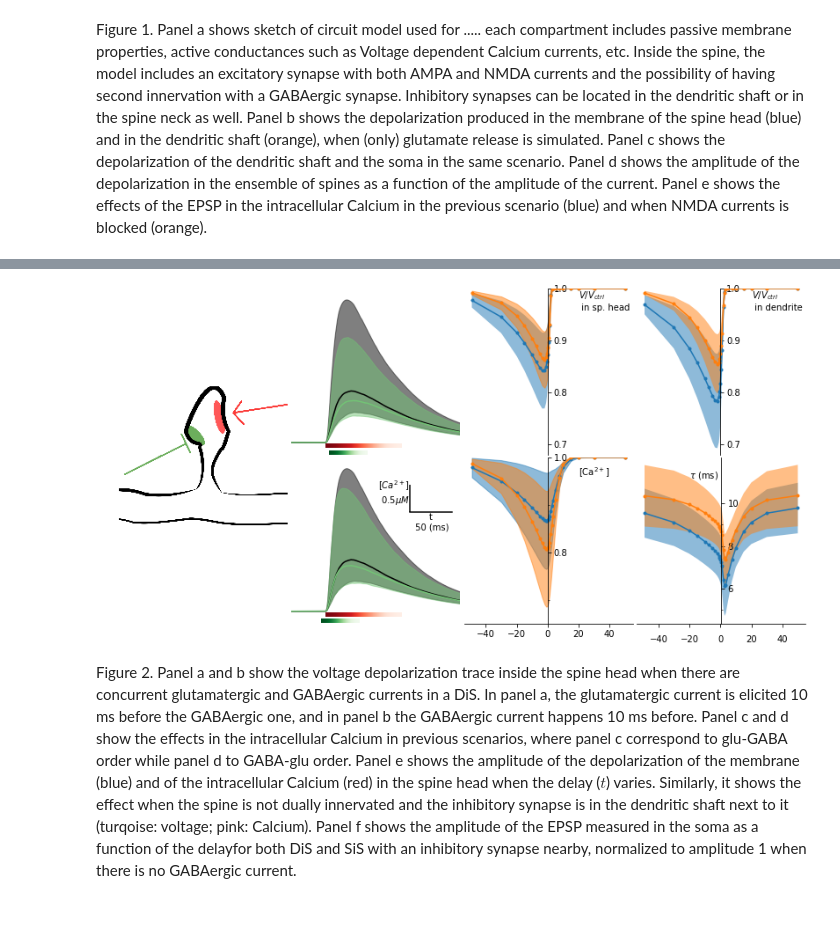
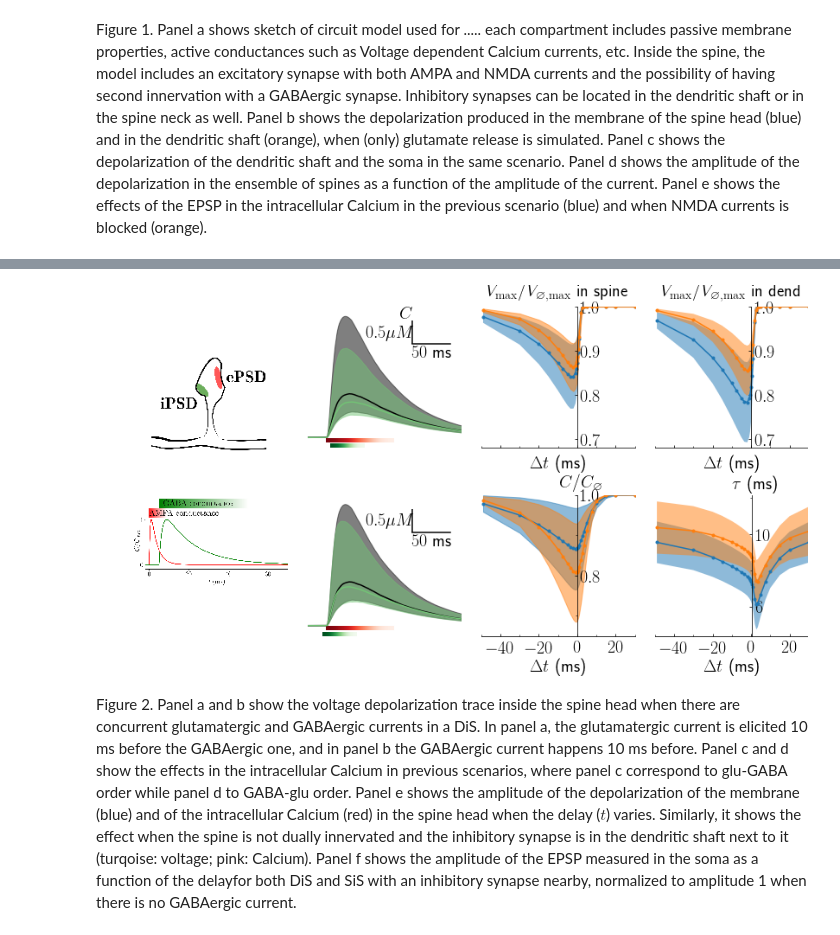
Before and after one commit to p-serna/SpineModel, a Jupyter notebook: Figures paper.ipynb, the cells around one changed output, grey strips where cells are left out. Drawn from its saved outputs; the diff is of its cells as text; code cells hidden in the pictures.

```diff
--- a/Figures paper.ipynb
+++ b/Figures paper.ipynb
@@ -201,12 +322,12 @@ def scalebar(ax,x0,y0,dx,dy,xlab = '', ylab = '', color = 'k'):
 # %%
 #height = im.size[1]
 #im = np.array(im).astype(np.float) / 255
-im = Image.open('../spine-inh_sketch_bothb.png')
+im = Image.open('../spine-inh_sketch_bothf.png')
 height = im.size[1]
 im = np.array(im).astype(np.float) / 255
 
 fig = figure(figsize=(14,7))
-gs = mpl.gridspec.GridSpec(6,8,  wspace=0.05, hspace=0.05) # 2x3 grid
+gs = mpl.gridspec.GridSpec(6,8,  wspace=0.3, hspace=3) # 2x3 grid
 ax0 = fig.add_subplot(gs[:, :2]) # first full col
 
 ax1 = fig.add_subplot(gs[:3, 2:4]) # first row, second col
@@ -245,7 +366,7 @@ vtracs = data["dis_gaglu"][1]
 # violet = '#c79fef'
 cG = cm.Greens(0.5)
 plot_trace(vtracs,arange(vtracs.shape[0])*.1-200,ax1,c=cG,band = 1)
-ax1.set_xlim(0,200)
+ax1.set_xlim(15,220)
 ax1.set_axis_off()
 #ax1.text(50,20-65,"GABA-glu")
 
@@ -253,18 +374,12 @@ vtracs = data["dis_baseline"][1]
 #plot_trace(vtracs,arange(vtracs.shape[0])*.1-200+10,ax3,c='k')
 #vtracs = data["dis_gaglu"][1]
 plot_trace(vtracs,arange(vtracs.shape[0])*.1-200,ax3,c='k',band = 1)
-ax3.set_xlim(0,200)
-#ax1.set_ylim(-67,-20)
-ax3.set_axis_off()
-#plot_trace(vtracsD,arange(vtracsD.shape[0])*.1-200+10,ax2,c='C1')
-#plot_trace(vtracsS,arange(vtracsS.shape[0])*.1-200+10,ax2,c='C2')
-#ax3.text(50,4,"$Ca^{2+}$")
 
 #vtracs = data["dis_baseline"][1]
 #plot_trace(vtracs,arange(vtracs.shape[0])*.1-200+10,ax3,c='k')
 vtracs = data["dis_gluga"][1]
 plot_trace(vtracs,arange(vtracs.shape[0])*.1-200,ax3,c=cG,band = 1)
-ax3.set_xlim(0,200)
+ax3.set_xlim(15,220)
 #ax1.set_ylim(-67,-20)
 ax3.set_axis_off()
 #plot_trace(vtracsD,arange(vtracsD.shape[0])*.1-200+10,ax2,c='C1')
@@ -319,38 +434,36 @@ ax0b.fill_between(tdels,vm+sv,vm-sv,alpha=0.5)
 
 
 ax2.spines['left'].set_color('none')
-ax2.spines['bottom'].set_color('none')
+#ax2.spines['bottom'].set_color('none')
 ax2.set_yticks(ticks=[0.7,0.8,0.9,1.0])
 #ax2.set_xticks(ticks=arange(-50,70,20))
 ax2.xaxis.set_minor_locator(FixedLocator(arange(-50,70,20)))
 ax2.xaxis.set_major_locator(FixedLocator(arange(-40,60,20)))
 ax2.tick_params(axis='x', pad = 10)
 ax2.yaxis.tick_right()
-ax2.xaxis.tick_top()
 # Eliminate upper and right axes
 ax2.spines['right'].set_position(('data',0.0))
 ax2.spines['top'].set_position(('data',0.685))
-ax2.annotate('$V/V_{ctrl}$\n in sp. head',xy = (20,0.96))
+#ax2.annotate('$V/V_{\\varnothing}$\n in spine',xy = (20,0.9))
 ax2.spines['top'].set_color('none')
-ax2.xaxis.set_visible(False)
+#ax2.xaxis.set_visible(False)
 ax2.set_ylim(.68,1.)
 
 
 ax5.spines['left'].set_color('none')
-ax5.spines['bottom'].set_color('none')
+#ax5.spines['bottom'].set_color('none')
+ax5.spines['top'].set_color('none')
 ax5.set_yticks(ticks=[0.7,0.8,0.9,1.0])
 #ax2.set_xticks(ticks=arange(-50,70,20))
 ax5.xaxis.set_minor_locator(FixedLocator(arange(-50,70,20)))
 ax5.xaxis.set_major_locator(FixedLocator(arange(-40,60,20)))
 ax5.tick_params(axis='x', pad = 10)
 ax5.yaxis.tick_right()
-ax5.xaxis.tick_top()
 # Eliminate upper and right axes
 ax5.spines['right'].set_position(('data',0.0))
 ax5.spines['top'].set_position(('data',0.685))
-ax5.annotate('$V/V_{ctrl}$\n in dendrite ',xy = (20,0.96))
 ax5.spines['top'].set_color('none')
-ax5.xaxis.set_visible(False)
+#ax5.xaxis.set_visible(False)
 
 ax4.spines['left'].set_color('none')
 #ax4.spines['bottom'].set_color('none')
@@ -368,7 +481,7 @@ ax4.spines['bottom'].set_position(('data',0.650))
 ax4.spines['top'].set_color('none')
 #ax4.xaxis.set_visible(False)
 #ax4.xaxis.tick_top()
-ax4.annotate('$[{\\rm Ca}^{2+}]$ ',xy = (20,0.96))
+ax4.set_ylabel('$C/C_{\\varnothing}$', rotation = 0)
 ax4.set_ylim(0.65,1.0)
 
 ax0b.spines['top'].set_color('none')
@@ -377,37 +490,77 @@ ax0b.spines['left'].set_color('none')
 ax0b.yaxis.set_minor_locator(FixedLocator(arange(3,11,2)))
 ax0b.yaxis.set_major_locator(FixedLocator(arange(4,12,2)))
 
 #ax2.set_xticks(ticks=arange(-50,70,20))
-ax0b.tick_params(axis='x', pad = 10)
+#ax0b.tick_params(axis='x', pad = 10)
 ax0b.yaxis.tick_right()
 #ax0b.xaxis.tick_top()
 # Eliminate upper and right axes
 ax0b.spines['right'].set_position(('data',0.65))
 #ax0b.spines['top'].set_color('none')
 #ax0b.xaxis.set_visible(False)
-ax0b.annotate('$\\tau$ (ms)',xy = (-20,11.2))
+ax0b.set_ylabel('$\\tau$ (ms)', rotation = 0)
 
 
 ax1.set(autoscale_on=False)
 ax3.set(autoscale_on=False)
 ax1.set(ylim=(-0.22,2.8),autoscale_on=False)
 ax3.set(ylim=(-0.22,2.8),autoscale_on=False)
 #ax1.plot(linspace(50,100),linspace(10,20)*0+2)
 gradient_bar(ax1,[40],[-0.02],90.,-0.1,cmap = cm.Reds_r)
 gradient_bar(ax1,[45],[-0.14],45.,-0.22,cmap = cm.Greens_r)
 
 gradient_bar(ax3,[40],[-0.02],90.,-0.1,cmap = cm.Reds_r)
 gradient_bar(ax3,[35],[-0.14],45.,-0.22,cmap = cm.Greens_r)
 
 ax1.set_aspect('auto')
 ax3.set_aspect('auto')
-scalebar(ax3,140,1.8,50,0.5,'t\n 50 (ms)','$[Ca^{2+}]$\n $0.5\mu M$')
+scalebar(ax3,155,2,50,0.5,'$50$ ms','$0.5 \mu M$')
+scalebar(ax1,155,2,50,0.5,'$50$ ms','$C$\n$0.5 \mu M$')
+
 #gs.tight_layout(fig, rect=[.5,.5, 1, 1], h_pad=0.)#pad=0.4, w_pad=0.5, h_pad=4.0)
 #print(xy1,sel)
 #subplot_tool()
+
+ax0b.set_xlabel('$\Delta t$ (ms) ')
+ax4.set_xlabel('$\Delta t$ (ms) ')
+ax5.set_xlabel('$\Delta t$ (ms) ')
+ax2.set_ylabel('$V_{\max}/V_{\\varnothing,\max}$ in spine', rotation = 0)
+ax5.set_ylabel('$V_{\max}/V_{\\varnothing,\max}$ in dend',rotation = 0)
+
+ax4.yaxis.set_label_coords(0.65,1.01)
+ax0b.yaxis.set_label_coords(0.65,1.01)
+ax2.yaxis.set_label_coords(0.5,1.03)
+ax5.yaxis.set_label_coords(0.5,1.03)
+ax4.xaxis.set_minor_locator(FixedLocator(arange(-50,70,20)))
+ax4.xaxis.set_major_locator(FixedLocator(arange(-40,60,20)))
+ax0b.xaxis.set_minor_locator(FixedLocator(arange(-50,70,20)))
+ax0b.xaxis.set_major_locator(FixedLocator(arange(-40,60,20)))
+ax0b.yaxis.set_major_locator(FixedLocator(arange(2,16,4)))
+ax0b.yaxis.set_minor_locator(FixedLocator(arange(4,14,4)))
+ax2.set_xticklabels([])
+ax5.set_xticklabels([])
+ax5.xaxis.set_label_coords(0.5,-0.05)
+ax2.set_xlabel('$\Delta t$ (ms) ')
+ax2.xaxis.set_label_coords(0.5,-0.05)
+ax2.tick_params(which='minor',direction='in')
+ax2.tick_params(which='major',direction='in')
+ax4.tick_params(which='minor',direction='in')
+ax4.tick_params(which='major',direction='in')
+ax5.tick_params(which='minor',direction='in')
+ax5.tick_params(which='major',direction='in')
+ax0b.tick_params(which='minor',direction='in')
+ax0b.tick_params(which='major',direction='in')
+
+xl0,xlf = -50,30
+ax0b.set_xlim(xl0,xlf)
+ax5.set_xlim(xl0,xlf)
+ax4.set_xlim(xl0,xlf)
+ax2.set_xlim(xl0,xlf)
+
+
 savefig('f2.png',dpi = 300,tight_layout = True)
 # %% [output]
-[figure, old version]
+[figure, new version]
 # %% [markdown]
 Figure 2. Panel a and b show the voltage depolarization trace inside the spine head when there are concurrent glutamatergic and GABAergic currents in a DiS. In panel a, the glutamatergic current is elicited 10 ms before the GABAergic one, and in panel b the GABAergic current happens 10 ms before. Panel c and d show the effects in the intracellular Calcium in previous scenarios, where panel c correspond to glu-GABA order while panel d to GABA-glu order. Panel e shows the amplitude of the depolarization of the membrane (blue) and of the intracellular Calcium (red) in the spine head when the delay ($t$) varies. Similarly, it shows the effect when the spine is not dually innervated and the inhibitory synapse is in the dendritic shaft next to it (turqoise: voltage; pink: Calcium).  Panel f shows the amplitude of the EPSP measured in the soma as a function of the delayfor both DiS and SiS with an inhibitory synapse nearby, normalized to amplitude 1 when there is no GABAergic current.
 # %%
```
Also changed, not shown: parts of 11 cells of this notebook, 2 other files.
